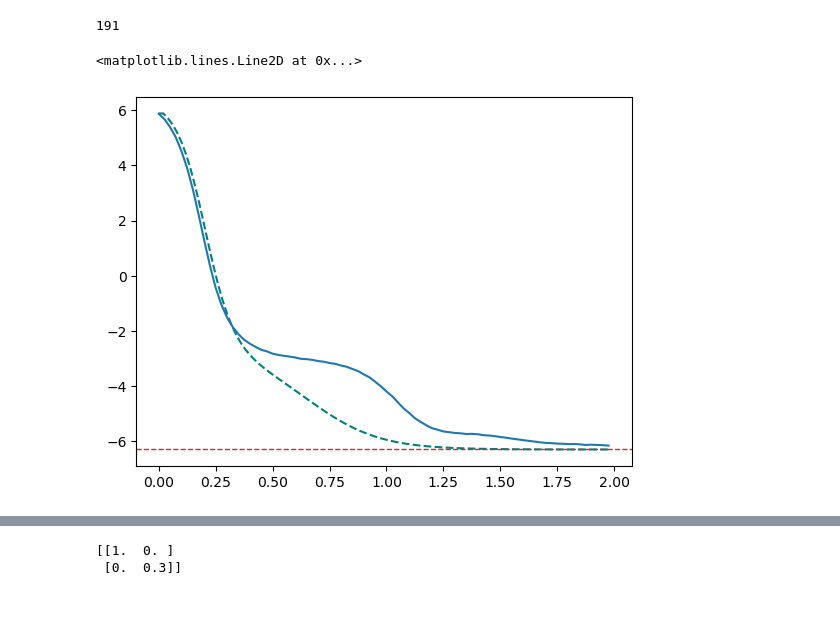
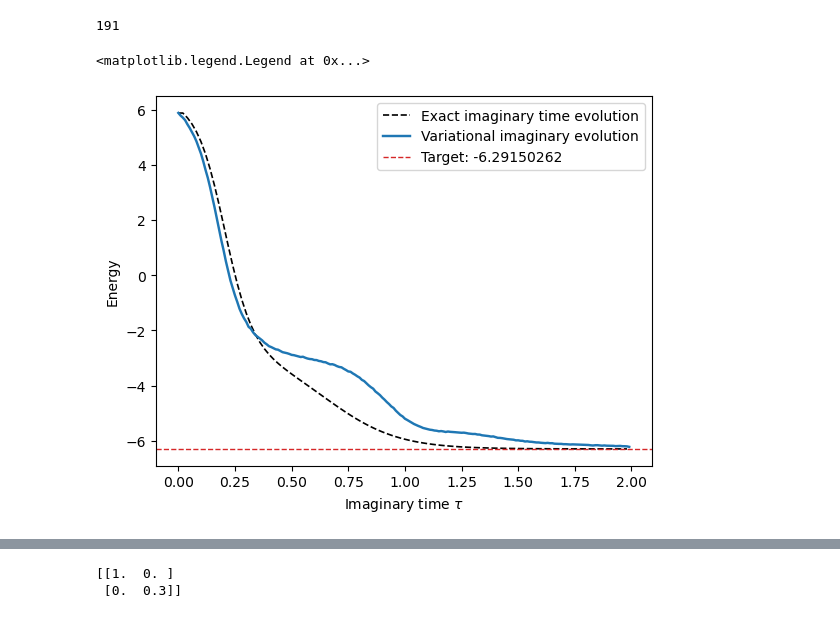
Before and after one commit to nguyenvulinh666/Variational-Quantum-EigeinSolver, a Jupyter notebook: Complete_VQE.ipynb, the cells around one changed output, grey strips where cells are left out. Cells and saved outputs as stored; diff of their text form; code cells hidden in the pictures.

```diff
--- a/Complete_VQE.ipynb
+++ b/Complete_VQE.ipynb
@@ -2741,14 +2689,19 @@ len(energy4)
 # %%
 gs_energy = -6.29150262
 x = np.arange(0, 2, 0.02)
 y = np.arange(0, 2, 0.01)
 z = np.arange(0, 2, 0.025)
-# plt.plot(x, energy1) # 0.02 - 100 steps
-plt.plot(x, energy_exact, ls='--', color = 'teal')
-# plt.plot(x, energy3)
-# plt.plot(y, energy4) # 0.01 -200 steps
-plt.plot(z, energy5) # 0.01 -200 steps
+# plt.plot(x, a) # 0.02 - 100 steps
+# plt.plot(x, b) # 0.02 - 100 steps
+plt.plot(x, energy_exact, ls='--', color = 'black', lw=1.2, label='Exact imaginary time evolution')
+
+# plt.plot(y, data)
+plt.plot(y, energy4, lw=1.75, label='Variational imaginary evolution') # 0.01 -200 steps
+
+plt.xlabel(r'Imaginary time $\tau$')
+plt.ylabel('Energy')
 plt.axhline(y=gs_energy, color="tab:red", ls="--", lw=1, label="Target: " + str(gs_energy))
+plt.legend()
 # %% [output]
-<matplotlib.lines.Line2D at 0x...>
+<matplotlib.legend.Legend at 0x...>
-[figure, old version]
+[figure, new version]
```
Also changed, not shown: parts of 36 cells of this notebook.
